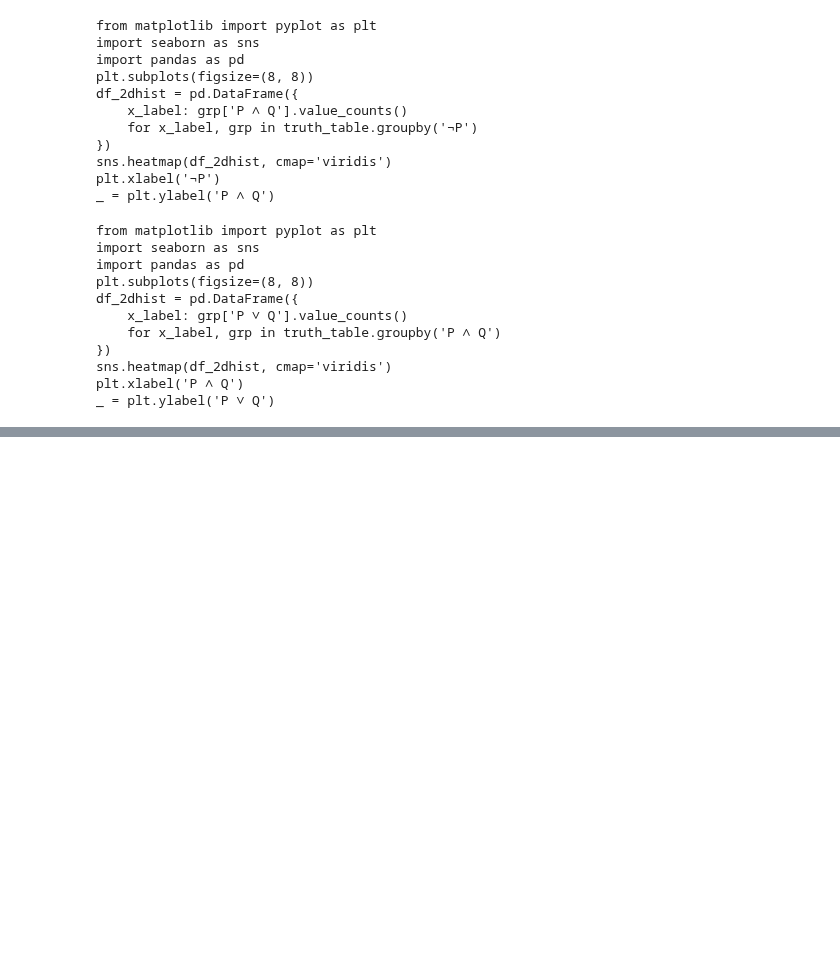
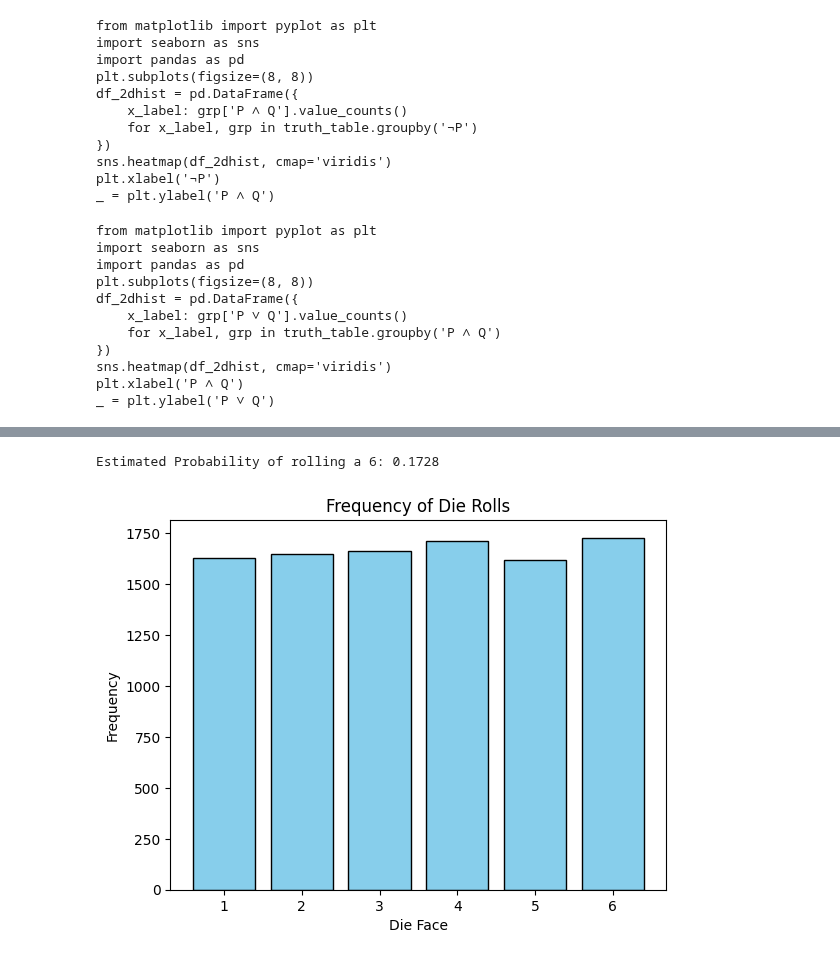
Before and after one commit to rmd360/machinelearningproject, a Jupyter notebook: Maths.ipynb, the cells around one changed output, grey strips where cells are left out. Saved outputs shown, nothing was run; the diff lists cells and outputs as text; code cells hidden in the pictures; blank space fills up the shorter version.

```diff
--- a/Maths.ipynb
+++ b/Maths.ipynb
@@ -503,0 +550,21 @@ _ = plt.ylabel('P ∨ Q')
+# %%
+import numpy as np
+import matplotlib.pyplot as plt
+
+# Roll a die 10,000 times
+rolls = np.random.randint(1, 7, size=10000)
+
+# Estimate probability of getting a 6
+prob_6 = np.sum(rolls == 6) / len(rolls)
+print("Estimated Probability of rolling a 6:", prob_6)
+
+# Plot histogram
+plt.hist(rolls, bins=range(1, 8), align='left', rwidth=0.8, color='skyblue', edgecolor='black')
+plt.xlabel('Die Face')
+plt.ylabel('Frequency')
+plt.title('Frequency of Die Rolls')
+plt.xticks(range(1, 7))
+plt.show()
+# %% [output]
+Estimated Probability of rolling a 6: 0.1728
+[figure, added]
```
Also changed, not shown: parts of 3 cells of this notebook.
